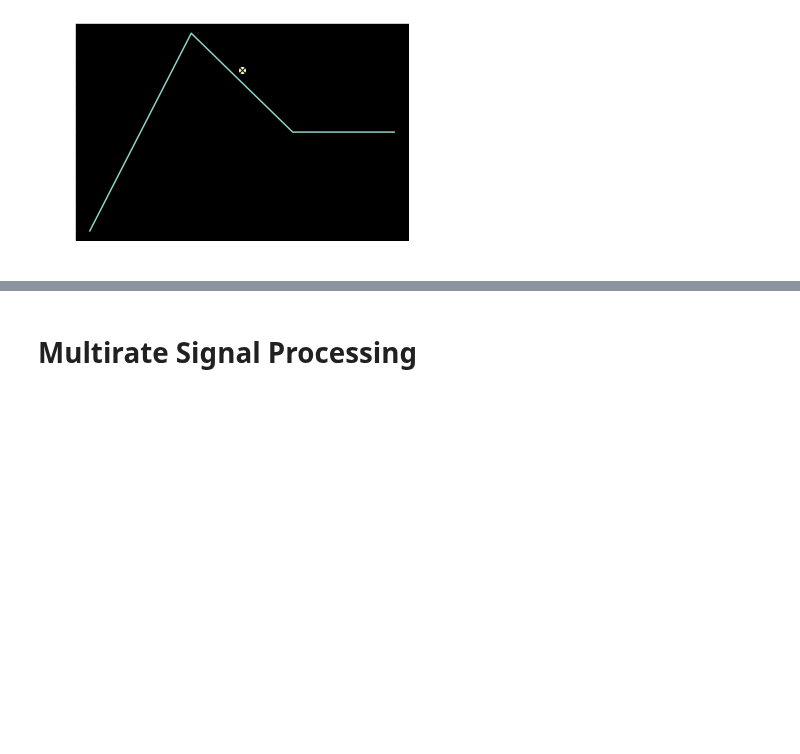
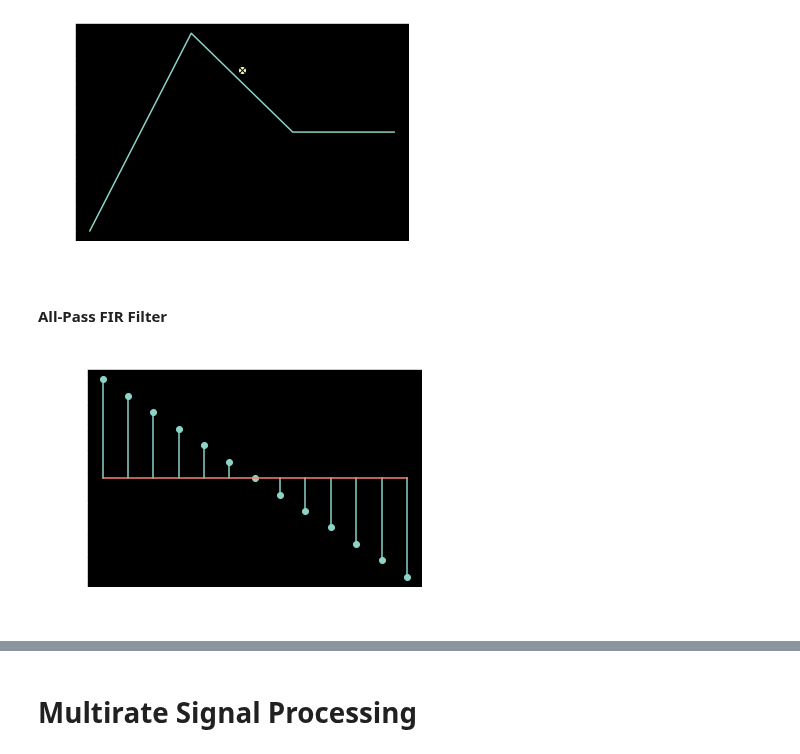
Before and after one commit to mohantyk/dsp_in_comm, a Jupyter notebook: chap3.ipynb, the cells around one changed output, grey strips where cells are left out. Drawn from its saved outputs; the diff is of its cells as text; code cells hidden in the pictures; blank space fills up the shorter version.

Commit message:
Add all pass filter

```diff
--- a/chap3.ipynb
+++ b/chap3.ipynb
@@ -394,3 +394,21 @@ y_lagrange
 plt.plot(X, Y, x, y_lagrange, 'o', x, y_algebraic, 'kx');
 # %% [output]
 [figure]
+# %% [markdown]
+#### All-Pass FIR Filter
+# %%
+N = 13
+m = np.arange(-6, 6+1)
+freqs = m/N
+
+mag = np.ones_like(m)
+n0 = 6.75
+phase = -2j*pi*m*n0/N
+H = mag*np.exp(phase)
+
+plt.stem(freqs, phase.imag)
+plt.title('Phase response')
+plt.ylabel('Radians')
+plt.xlabel('Normalized frequency m/N');
+# %% [output]
+[figure, added]
```
Also changed, not shown: parts of 2 cells of this notebook.
